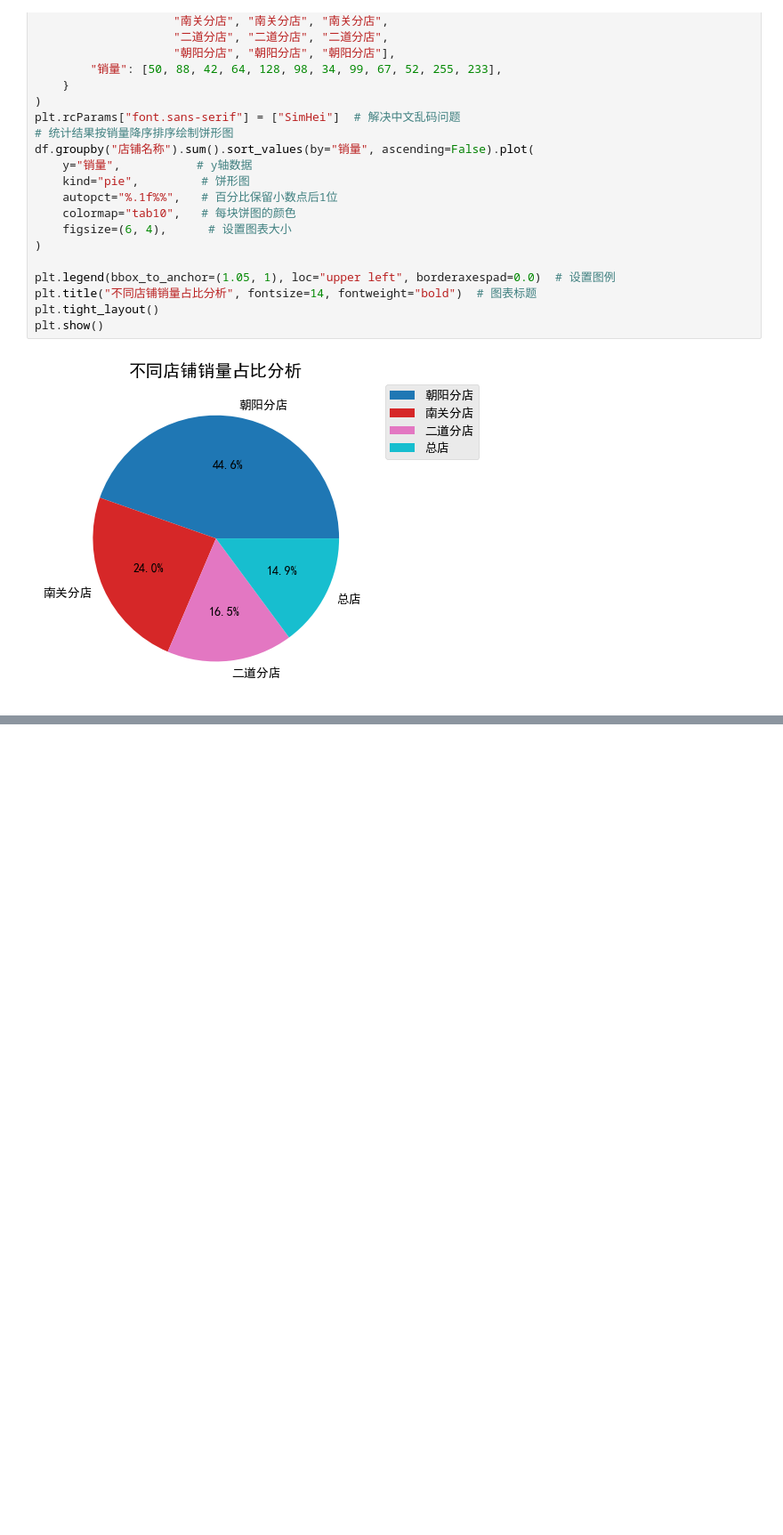
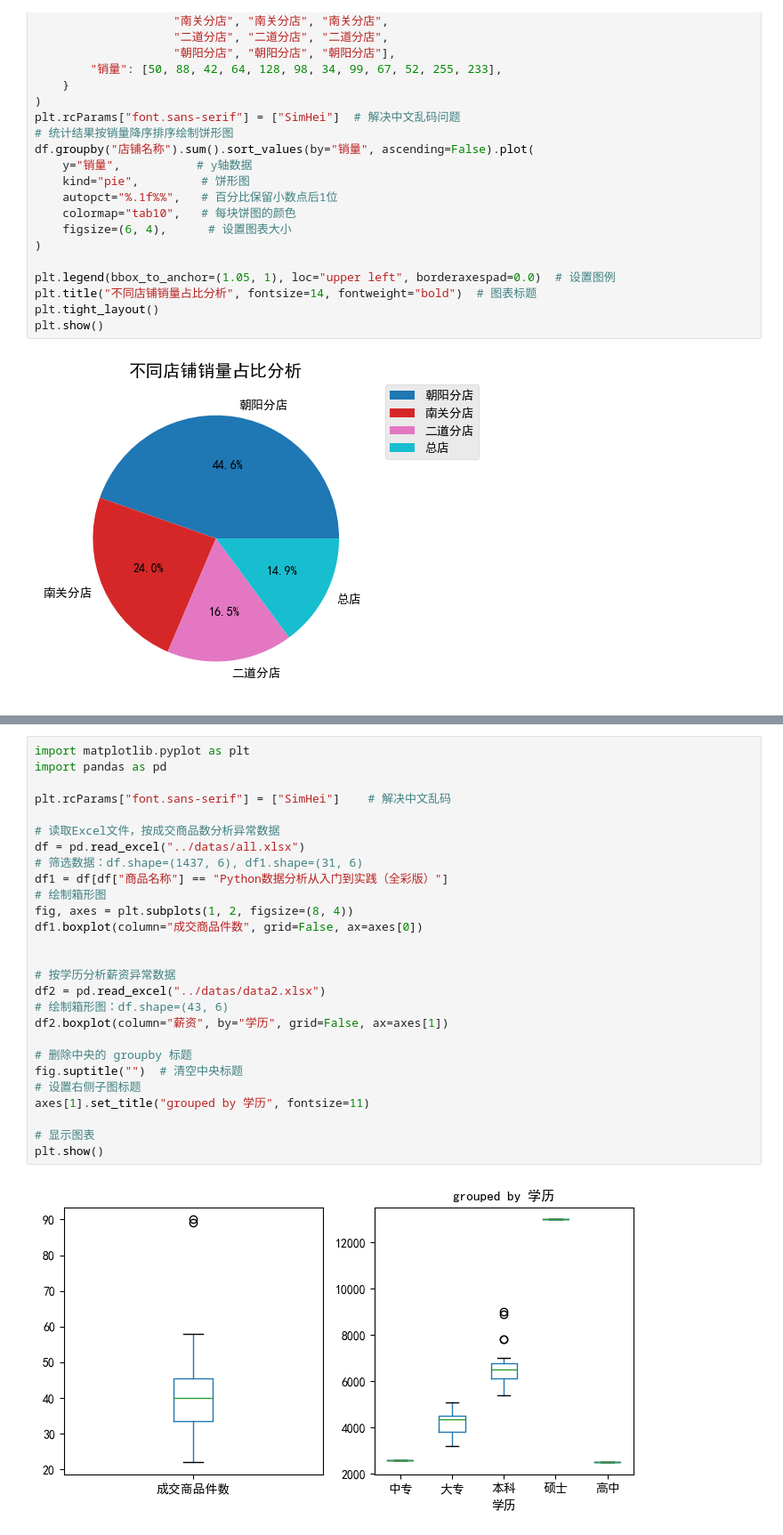
Before and after one commit to MercuryHaipeng/Python-Visualization-Tutorial, a Jupyter notebook: Chapter 3/3-1.ipynb, the cells around one changed output, grey strips where cells are left out. Shown at 89% size. Cells and saved outputs as stored; diff of their text form; blank space fills up the shorter version.

```diff
--- a/Chapter 3/3-1.ipynb
+++ b/Chapter 3/3-1.ipynb
@@ -170,0 +251,29 @@ plt.show()
+# %%
+import matplotlib.pyplot as plt
+import pandas as pd
+
+plt.rcParams["font.sans-serif"] = ["SimHei"]    # 解决中文乱码
+
+# 读取Excel文件，按成交商品数分析异常数据
+df = pd.read_excel("../datas/all.xlsx")
+# 筛选数据：df.shape=(1437, 6), df1.shape=(31, 6)
+df1 = df[df["商品名称"] == "Python数据分析从入门到实践（全彩版）"]
+# 绘制箱形图
+fig, axes = plt.subplots(1, 2, figsize=(8, 4))
+df1.boxplot(column="成交商品件数", grid=False, ax=axes[0])
+
+
+# 按学历分析薪资异常数据
+df2 = pd.read_excel("../datas/data2.xlsx")
+# 绘制箱形图：df.shape=(43, 6)
+df2.boxplot(column="薪资", by="学历", grid=False, ax=axes[1])
+
+# 删除中央的 groupby 标题
+fig.suptitle("")  # 清空中央标题
+# 设置右侧子图标题
+axes[1].set_title("grouped by 学历", fontsize=11)
+
+# 显示图表
+plt.show()
+# %% [output]
+[figure, added]
```
Also changed, not shown: parts of 10 cells of this notebook, 2 other files.
